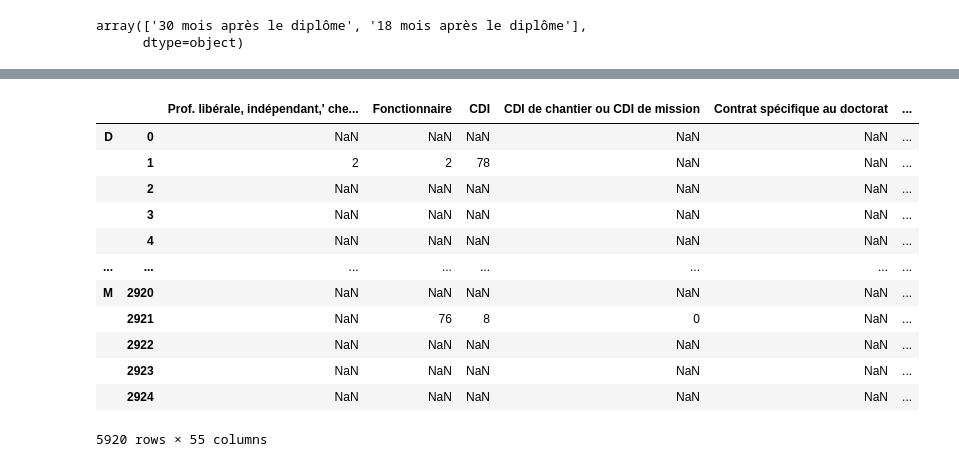
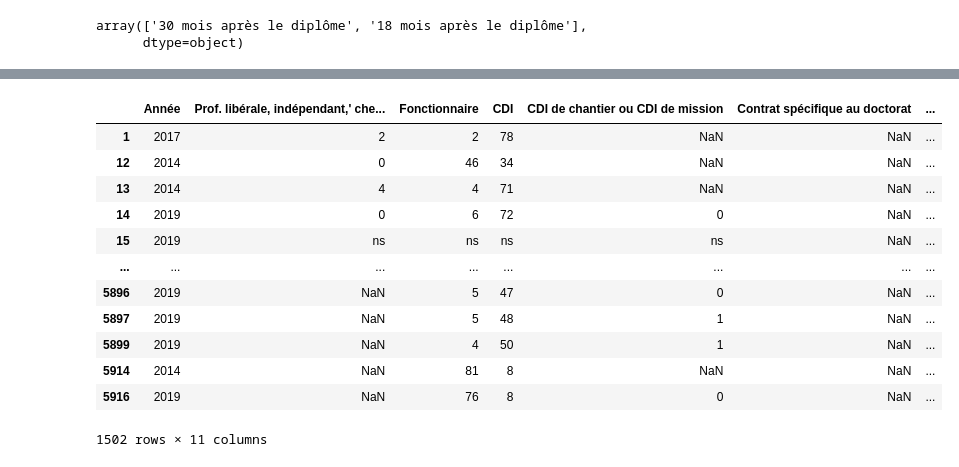
Before and after one commit to smtux/DUDA, a Jupyter notebook: inser_pro/src/pro.ipynb, the cells around one changed output, grey strips where cells are left out. Saved outputs shown, nothing was run; the diff lists cells and outputs as text; code cells hidden in the pictures.

```diff
--- a/inser_pro/src/pro.ipynb
+++ b/inser_pro/src/pro.ipynb
@@ -62,17 +118,3 @@ array(['30 mois après le diplôme', '18 mois après le diplôme'],
 # %%
-# Selection des colonnes des métiers + types de contrats
-ins_prof.iloc[:, 30:85]
+# Sélection des types de contrats
+df_contrat = df.iloc[:, 0:11]
-# %% [output]
-|  |  | Prof. libérale, indépendant,' che... | Fonctionnaire | CDI | CDI de chantier ou CDI de mission | Contrat spécifique au doctorat | ... |
-| D | 0 | NaN | NaN | NaN | NaN | NaN | ... |
-|  | 1 | 2 | 2 | 78 | NaN | NaN | ... |
-|  | 2 | NaN | NaN | NaN | NaN | NaN | ... |
-|  | 3 | NaN | NaN | NaN | NaN | NaN | ... |
-|  | 4 | NaN | NaN | NaN | NaN | NaN | ... |
-| ... | ... | ... | ... | ... | ... | ... | ... |
-| M | 2920 | NaN | NaN | NaN | NaN | NaN | ... |
-|  | 2921 | NaN | 76 | 8 | 0 | NaN | ... |
-|  | 2922 | NaN | NaN | NaN | NaN | NaN | ... |
-|  | 2923 | NaN | NaN | NaN | NaN | NaN | ... |
-|  | 2924 | NaN | NaN | NaN | NaN | NaN | ... |
-5920 rows × 55 columns
@@ -78,0 +124,16 @@ ins_prof.iloc[:, 30:85]
+# %%
+df_contrat
+# %% [output]
+|  | Année | Prof. libérale, indépendant,' che... | Fonctionnaire | CDI | CDI de chantier ou CDI de mission | Contrat spécifique au doctorat | ... |
+| 1 | 2017 | 2 | 2 | 78 | NaN | NaN | ... |
+| 12 | 2014 | 0 | 46 | 34 | NaN | NaN | ... |
+| 13 | 2014 | 4 | 4 | 71 | NaN | NaN | ... |
+| 14 | 2019 | 0 | 6 | 72 | 0 | NaN | ... |
+| 15 | 2019 | ns | ns | ns | ns | NaN | ... |
+| ... | ... | ... | ... | ... | ... | ... | ... |
+| 5896 | 2019 | NaN | 5 | 47 | 0 | NaN | ... |
+| 5897 | 2019 | NaN | 5 | 48 | 1 | NaN | ... |
+| 5899 | 2019 | NaN | 4 | 50 | 1 | NaN | ... |
+| 5914 | 2014 | NaN | 81 | 8 | NaN | NaN | ... |
+| 5916 | 2019 | NaN | 76 | 8 | 0 | NaN | ... |
+1502 rows × 11 columns
```
Also changed, not shown: parts of 11 cells of this notebook.
